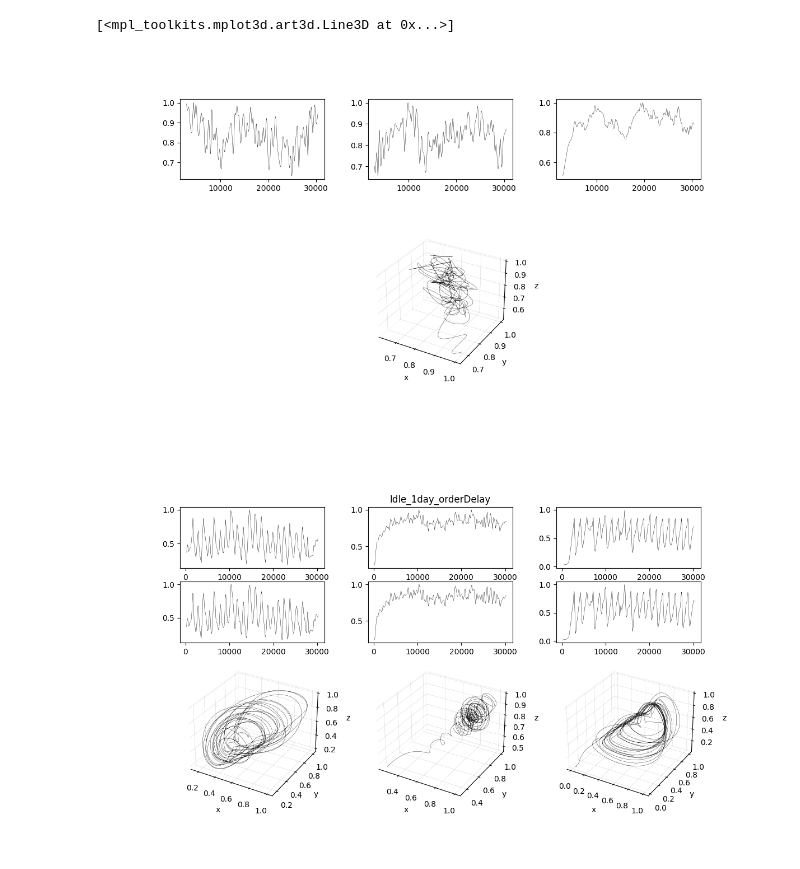
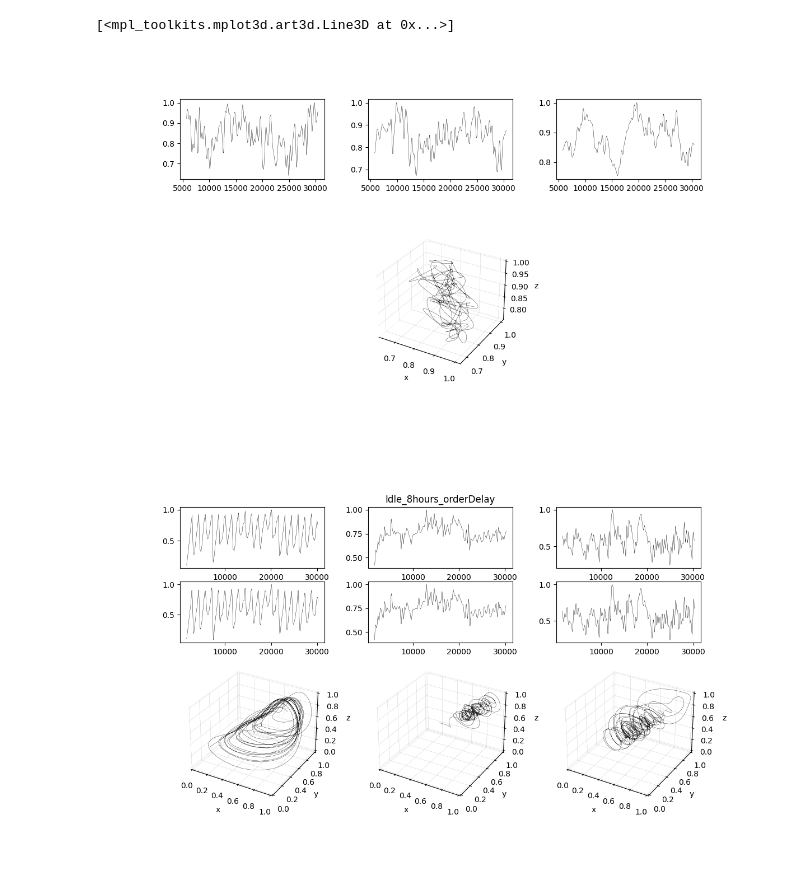
Before and after one commit to MarvinMat/Attractor-Reconstruction, a Jupyter notebook: SimpleAttractorCreation.ipynb, the cells around one changed output. Saved outputs shown, nothing was run; the diff lists cells and outputs as text; code cells hidden in the pictures.

```diff
--- a/SimpleAttractorCreation.ipynb
+++ b/SimpleAttractorCreation.ipynb
@@ -16,7 +16,7 @@ import matplotlib.gridspec as gridspec
 filename = "aggregat_ssop"
 
 
-data = np.loadtxt("data/" + filename +".txt", skiprows=12)
+data = np.loadtxt("data/" + filename +".txt", skiprows=24)
 
 x = data[:, :4]
 fig = plt.figure()
@@ -77,7 +77,7 @@ ax.set_zlabel('z')
 ax.plot(x[:, 0], x[:, 1], x[:, 2], linewidth=0.3, alpha=0.85, color="black" ) #,linestyle="-.")
 # %% [output]
 [<mpl_toolkits.mplot3d.art3d.Line3D at 0x...>]
-[figure, old version]
+[figure, new version]
 # %%
 # Create one 3D attraktor form 2D timeseries with time embedding
 
@@ -89,7 +89,7 @@ from scipy.interpolate import interp1d
 import matplotlib.gridspec as gridspec
 
 #data = np.loadtxt("OEE_over_time2.txt")
-filename = "Idle_1day_orderDelay"
+filename = "Idle_8hours_orderDelay"
 
 
 data = np.loadtxt("data/" + filename + ".txt", skiprows=1)
@@ -138,34 +138,37 @@ for n in system:
     # Plot the reconstructed attractor
     ax = fig.add_subplot(spec[6+spec_i], projection='3d')
     ax2d = fig.add_subplot(spec[spec_i])
     ax2d2 = fig.add_subplot(spec[3+spec_i])
     spec_i = spec_i + 1
     #Styling
     ax.xaxis.pane.fill = False
     ax.yaxis.pane.fill = False
     ax.zaxis.pane.fill = False
     ax.xaxis._axinfo["grid"].update({"linewidth":0.2})
     ax.yaxis._axinfo["grid"].update({"linewidth":0.2})
     ax.zaxis._axinfo["grid"].update({"linewidth":0.2})
     ax.grid(which='major', color='#EBEBEB', linewidth=0.01)
     ax.set_xlabel('x')
     ax.set_ylabel('y')
     ax.set_zlabel('z')
+    ax.set_xlim3d([0.0, 1.0])
+    ax.set_ylim3d([0.0, 1.0])
+    ax.set_zlim3d([0.0, 1.0])
 
     # Normalizing
     embeddings = embeddings / embeddings.max(axis=0)
     ax.plot(embeddings[:, 0], embeddings[:, 1], embeddings[:, 2], linewidth=0.3, alpha=0.85, color="black" ) #,linestyle="-.")
     x =  np.array(values)
     x = x / x.max(axis=0)
     new_values = new_values / new_values.max(axis=0)
     ax2d.plot(time, x, "k", lw=0.3)
     ax2d2.plot(new_time, new_values, "k", lw=0.3)
     rounded_embeddings = np.round(embeddings, 2)
     if(spec_i==2):
         ax2d.set_title(filename)
     # np.savetxt(str(n)+".txt", rounded_embeddings, fmt='%s')
 # %% [output]
-[figure, old version]
+[figure, new version]
 # %%
 # Create one 3D attraktor form 2D timeseries with Spectral Embedding
 %matplotlib widget
```
Also changed, not shown: parts of 2 cells of this notebook.
